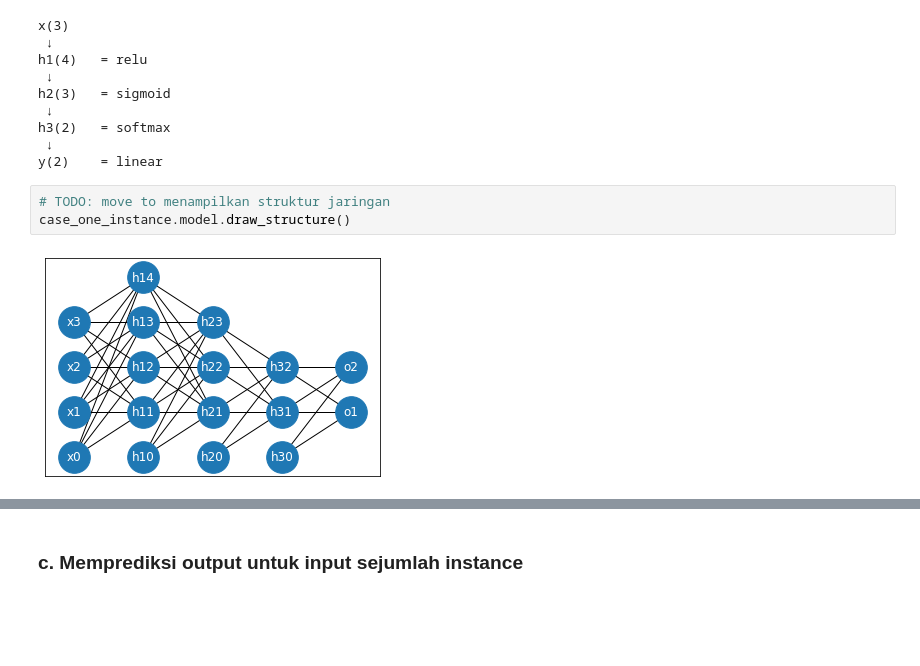
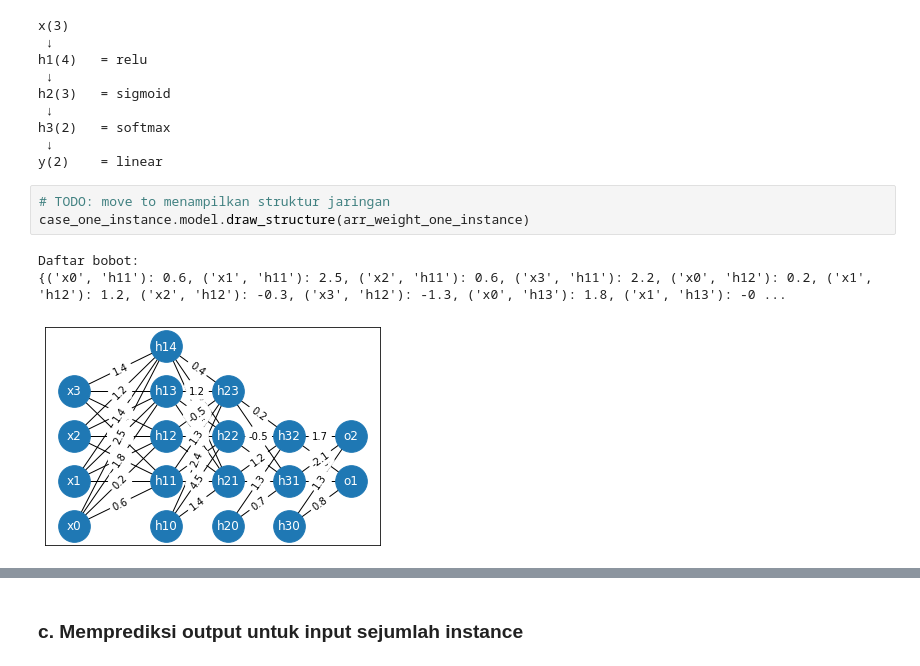
Before and after one commit to alifiarahmah/Tubes_13520122, a Jupyter notebook: src/TubesA_13520122.ipynb, the cells around one changed output, grey strips where cells are left out. Drawn from its saved outputs; the diff is of its cells as text; blank space fills up the shorter version.

Commit message:
feat: add weight to model drawing

```diff
--- a/src/TubesA_13520122.ipynb
+++ b/src/TubesA_13520122.ipynb
@@ -478,7 +433,9 @@ h3(2)   = softmax
 y(2)    = linear
 # %%
 # TODO: move to menampilkan struktur jaringan
-case_one_instance.model.draw_structure()
+case_one_instance.model.draw_structure(arr_weight_one_instance)
 # %% [output]
+Daftar bobot:
+{('x0', 'h11'): 0.6, ('x1', 'h11'): 2.5, ('x2', 'h11'): 0.6, ('x3', 'h11'): 2.2, ('x0', 'h12'): 0.2, ('x1', 'h12'): 1.2, ('x2', 'h12'): -0.3, ('x3', 'h12'): -1.3, ('x0', 'h13'): 1.8, ('x1', 'h13'): -0 ...
-[figure, old version]
+[figure, new version]
 # %%
```
Also changed, not shown: parts of 25 cells of this notebook.
